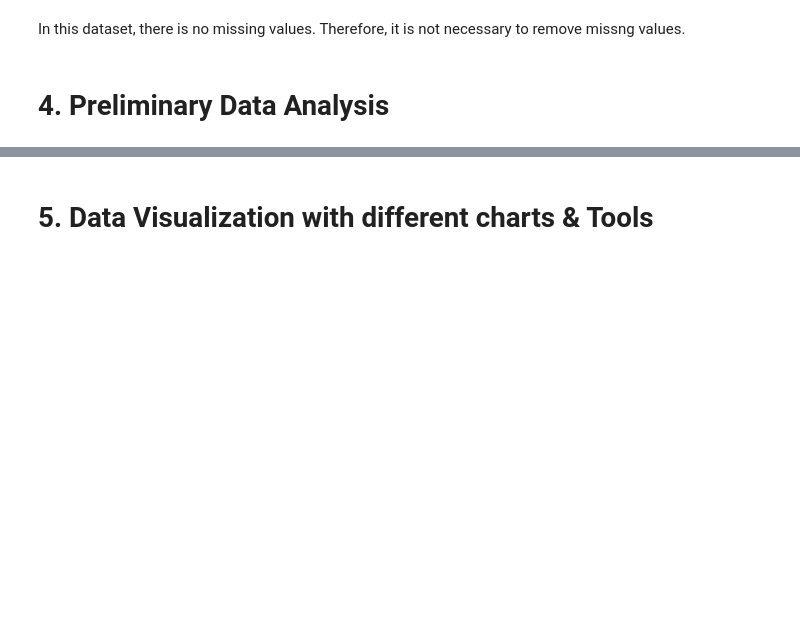
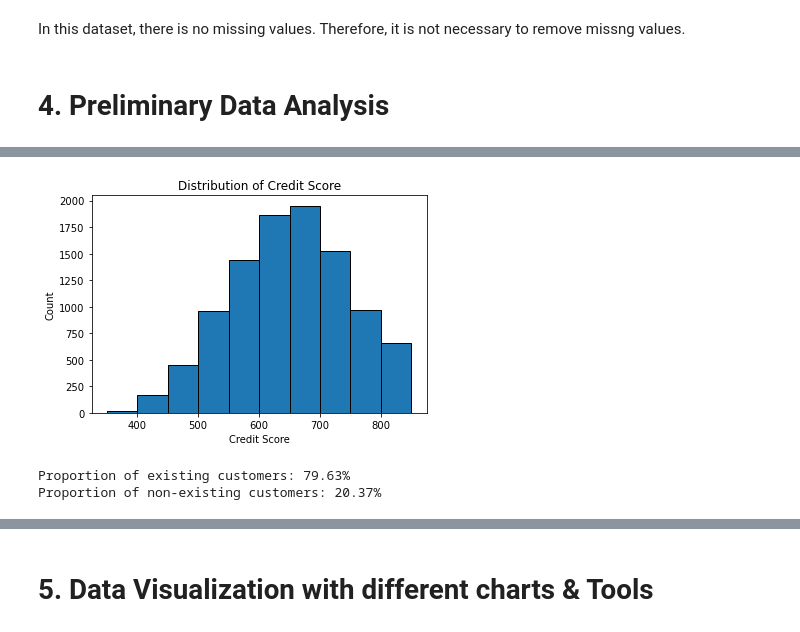
Before and after one commit to EmilyCaroline/BankCustomerChurnPrediction, a Jupyter notebook: main.ipynb, the cells around one changed output, grey strips where cells are left out. Cells and saved outputs as stored; diff of their text form; code cells hidden in the pictures; blank space fills up the shorter version.

```diff
--- a/main.ipynb
+++ b/main.ipynb
@@ -177,0 +259,26 @@ In this dataset, there is no missing values. Therefore, it is not necessary to r
+# %%
+# Distribution of Credit Limit
+# Plot the distribution using a histogram
+plt.hist(df["CreditScore"], bins=10, edgecolor="black")
+
+# Add labels and title
+plt.xlabel("Credit Score")
+plt.ylabel("Count")
+plt.title("Distribution of Credit Score")
+
+# Show the plot
+plt.show()
+# %% [output]
+[figure, added]
+# %%
+# Proportion of existed vs not existed customers
+# Calculate the proportion of existing vs non-existing customers
+customer_exist_count = df['Exited'].value_counts()
+customer_exist_prop = customer_exist_count / customer_exist_count.sum()
+
+# Print the results
+print("Proportion of existing customers: {:.2f}%".format(customer_exist_prop[0]*100))
+print("Proportion of non-existing customers: {:.2f}%".format(customer_exist_prop[1]*100))
+# %% [output]
+Proportion of existing customers: 79.63%
+Proportion of non-existing customers: 20.37%
```
Also changed, not shown: parts of 13 cells of this notebook.
